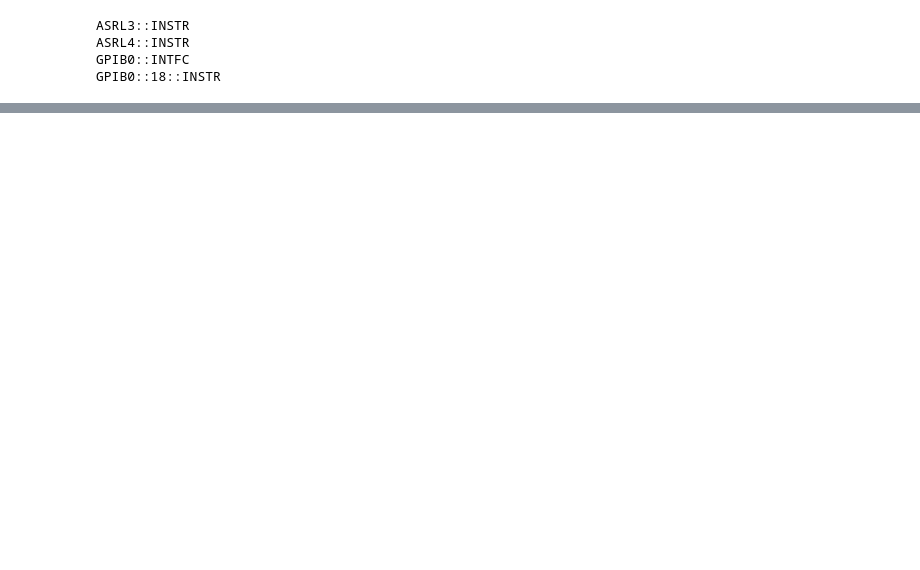
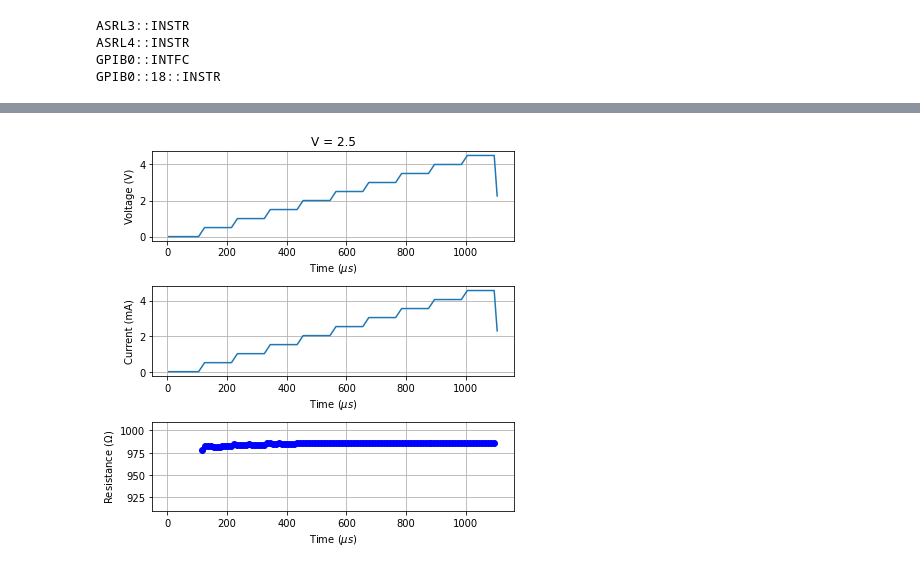
Before and after one commit to arenaudineau/AwesomeArray-PythonDriver, a Jupyter notebook: demo/B1530lib.ipynb, the cells around one changed output, grey strips where cells are left out. Drawn from its saved outputs; the diff is of its cells as text; code cells hidden in the pictures; blank space fills up the shorter version.

```diff
--- a/demo/B1530lib.ipynb
+++ b/demo/B1530lib.ipynb
@@ -62,0 +63,18 @@ There are 0s because the next measurement starts after 'start_delay's of the end
+# %%
+av_t        = 1e-5
+sample_rate = av_t
+
+step_length = 1e-4
+step_jump   = 1e-5
+pattern = []
+for i in range(10):
+    pattern.extend([[step_jump, i * 0.5], [step_length, i * 0.5]])
+pattern.append([step_jump, 0])
+
+b.reset_configuration()
+
+b.chan[2].wave = B1530Lib.Waveform(pattern)
+b.chan[2].meas = b.chan[2].wave.measure(mode='voltage', range='5V', average_time=av_t, sample_rate=sample_rate)
+b.chan[1].meas = b.chan[2].wave.measure(mode='current', range='10mA', average_time=av_t, sample_rate=sample_rate)
+
+b.configure()
@@ -62,0 +83,4 @@ There are 0s because the next measurement starts after 'start_delay's of the end
+# %%
+plot_result(b.result)
+# %% [output]
+[figure, added]
```
Also changed, not shown: parts of 5 cells of this notebook, 4 other files.
